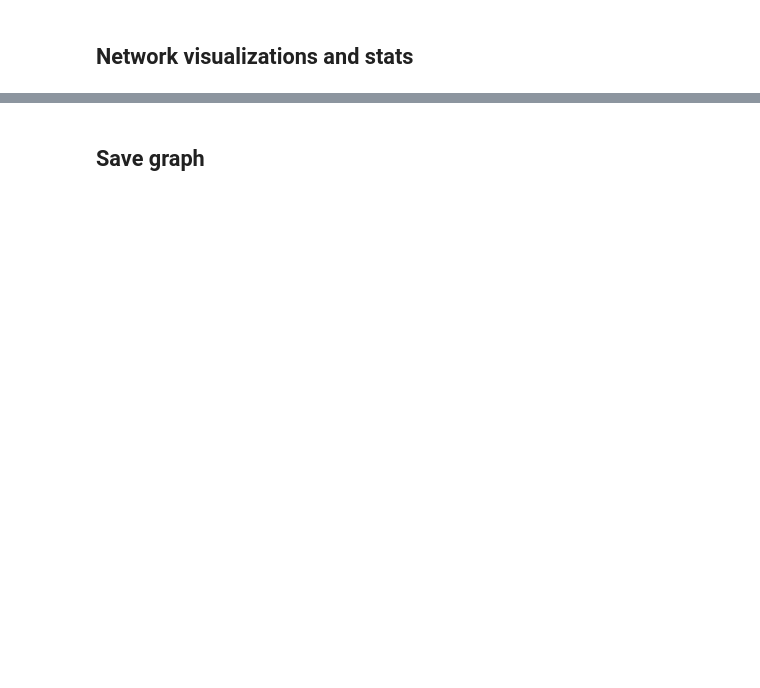
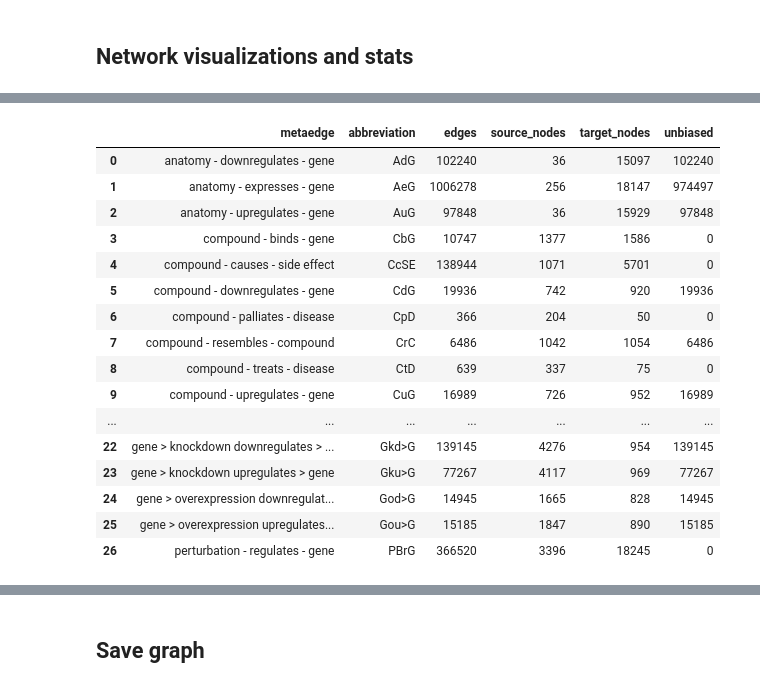
Before and after one commit to dhimmel/integrate, a Jupyter notebook: integrate.ipynb, the cells around one changed output, grey strips where cells are left out. Drawn from its saved outputs; the diff is of its cells as text; code cells hidden in the pictures; blank space fills up the shorter version.

```diff
--- a/integrate.ipynb
+++ b/integrate.ipynb
@@ -402,8 +484,5 @@ for i, row in indication_df.iterrows():
 # %%
-commit = '6eebb4fecc4ae3195fbbc39c8c0f1f4b22b3d79d'
-url = rawgit('dhimmel', 'lincs', commit, 'data/consensi/consensi-drugbank.tsv.gz')
-l1000_df = pandas.read_table(open_gz_url(url), index_col=0)
-l1000_df = l1000_df[l1000_df.index.isin(compound_df.drugbank_id)]
-# Bonferroni cutoff
-z_cutoff = scipy.stats.norm.ppf(1 - 0.05 / len(l1000_df) / 2)
-z_cutoff
+url = rawgit('dhimmel', 'lincs', commit, 'data/consensi/binary/consensi-drugbank-binary.tsv')
+l1000_df = pandas.read_table(url)
+l1000_df = l1000_df[l1000_df.perturbagen.isin(compound_df.drugbank_id)]
+l1000_df.head(2)
@@ -426,12 +524,8 @@ l1000_kd_df = l1000_kd_df.groupby(symbol_to_gene_id).mean()
 # %%
-for knockdown, row in l1000_kd_df.iterrows():
-    upregs = row[row >= z_cutoff]
-    downregs = row[row <= -z_cutoff]
-    for kind, series in ('knockdown upregulates', upregs), ('knockdown downregulates', downregs):
-        for gene, zscore in series.items():
-            source_id = 'gene', int(knockdown)
-            target_id = 'gene', int(gene)
-            if source_id == target_id:
-                continue
-            data = {'z_score': zscore, 'unbiased': True}
-            graph.add_edge(source_id, target_id, kind, 'forward', data)
+for i, row in l1000_genetic_df.iterrows():
+    source_id = 'gene', row.perturbagen
+    target_id = 'gene', row.entrez_gene_id
+    if source_id == target_id:
+        continue
+    data = {'z_score': row.z_score, 'unbiased': True}
+    graph.add_edge(source_id, target_id, row.kind, 'forward', data)
@@ -444,15 +532,3 @@ l1000_oe_df = l1000_oe_df.groupby(symbol_to_gene_id).mean()
-# %%
-for overexpression, row in l1000_oe_df.iterrows():
-    upregs = row[row >= z_cutoff]
-    downregs = row[row <= -z_cutoff]
-    for kind, series in ('overexpression upregulates', upregs), ('overexpression downregulates', downregs):
-        for gene, zscore in series.items():
-            source_id = 'gene', int(overexpression)
-            target_id = 'gene', int(gene)
-            if source_id == target_id:
-                continue
-            data = {'z_score': zscore, 'unbiased': True}
-            graph.add_edge(source_id, target_id, kind, 'forward', data)
 # %% [markdown]
 ## Side Effects - SIDER
 # %%
@@ -492,17 +596,34 @@ metanode_df.nodes.sum()
 # %%
 # Summary of metaedges and cooresponding edges
 metaedge_df = hetio.stats.get_metaedge_df(graph)
 
 # Calculate number of unbiased edges
 rows = list()
-for metaedge, edges in graph.get_metaedge_to_edges().items():
+for metaedge, edges in graph.get_metaedge_to_edges(exclude_inverts=True).items():
     unbiased = sum(edge.data['unbiased'] for edge in edges)
     rows.append({'metaedge': str(metaedge), 'unbiased': unbiased})
 
 metaedge_df = metaedge_df.merge(pandas.DataFrame(rows))
 metaedge_df.to_csv('data/summary/metaedges.tsv', sep='\t', index=False)
-metaedge_df = metaedge_df.query('inverted == 0').reset_index(drop=True)
 metaedge_df
+# %% [output]
+|  | metaedge | abbreviation | edges | source_nodes | target_nodes | unbiased |
+| 0 | anatomy - downregulates - gene | AdG | 102240 | 36 | 15097 | 102240 |
+| 1 | anatomy - expresses - gene | AeG | 1006278 | 256 | 18147 | 974497 |
+| 2 | anatomy - upregulates - gene | AuG | 97848 | 36 | 15929 | 97848 |
+| 3 | compound - binds - gene | CbG | 10747 | 1377 | 1586 | 0 |
+| 4 | compound - causes - side effect | CcSE | 138944 | 1071 | 5701 | 0 |
+| 5 | compound - downregulates - gene | CdG | 19936 | 742 | 920 | 19936 |
+| 6 | compound - palliates - disease | CpD | 366 | 204 | 50 | 0 |
+| 7 | compound - resembles - compound | CrC | 6486 | 1042 | 1054 | 6486 |
+| 8 | compound - treats - disease | CtD | 639 | 337 | 75 | 0 |
+| 9 | compound - upregulates - gene | CuG | 16989 | 726 | 952 | 16989 |
+| ... | ... | ... | ... | ... | ... | ... |
+| 22 | gene > knockdown downregulates > ... | Gkd>G | 139145 | 4276 | 954 | 139145 |
+| 23 | gene > knockdown upregulates > gene | Gku>G | 77267 | 4117 | 969 | 77267 |
+| 24 | gene > overexpression downregulat... | God>G | 14945 | 1665 | 828 | 14945 |
+| 25 | gene > overexpression upregulates... | Gou>G | 15185 | 1847 | 890 | 15185 |
+| 26 | perturbation - regulates - gene | PBrG | 366520 | 3396 | 18245 | 0 |
 # %%
 # Number of edges in the network
 metaedge_df.edges.sum()
```
Also changed, not shown: parts of 40 cells of this notebook, 3 other files.
